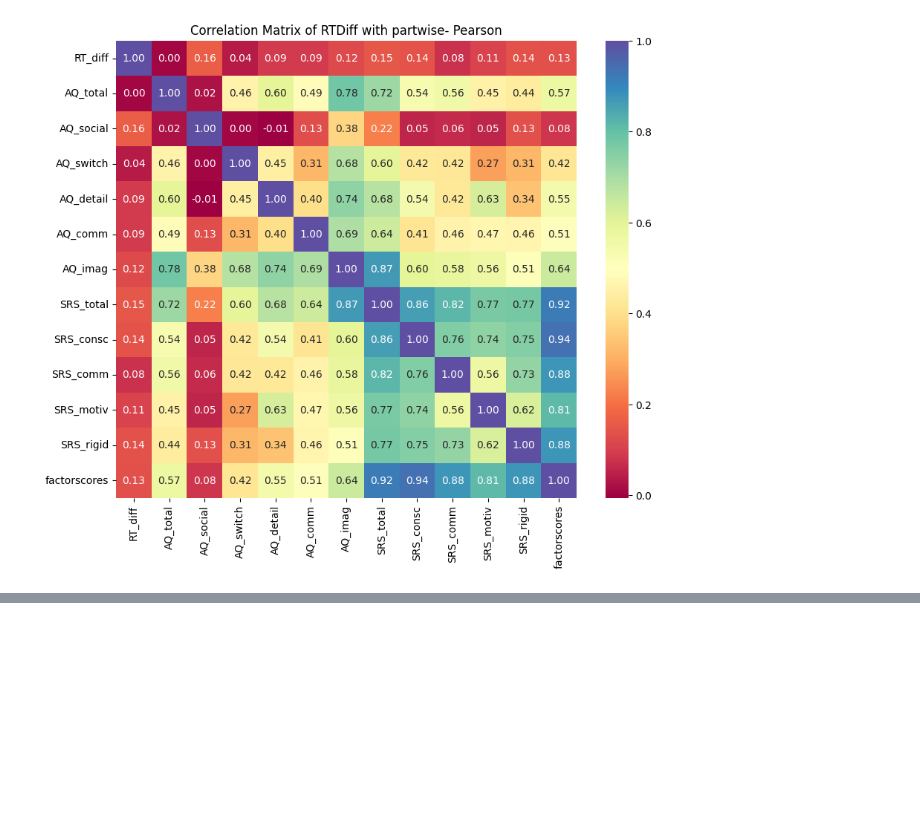
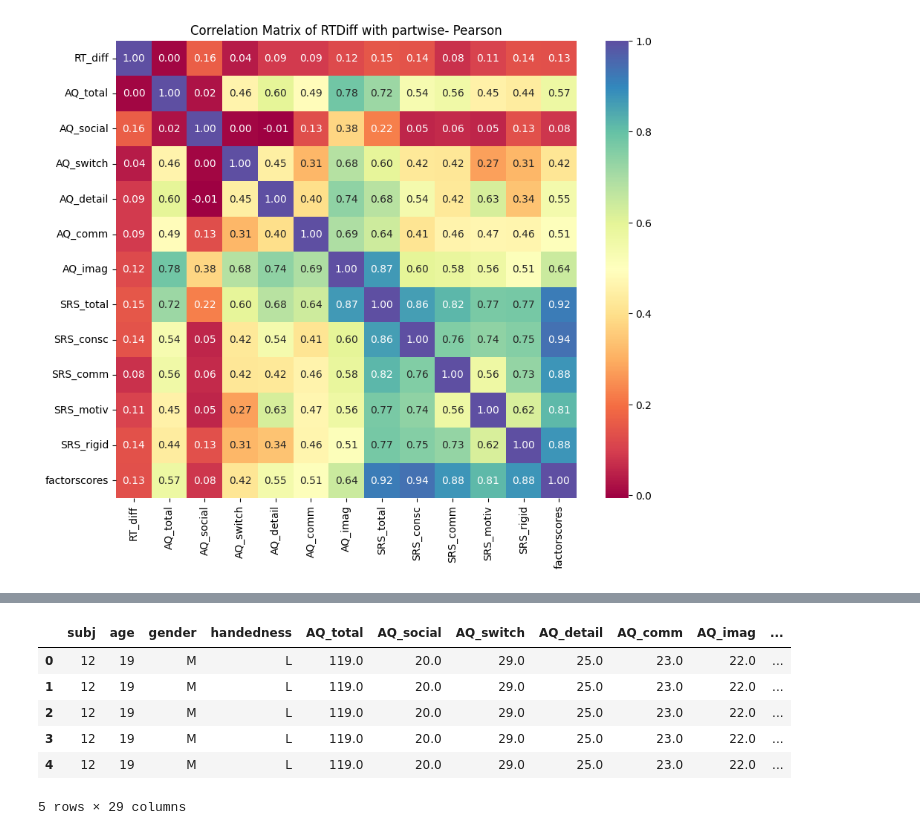
Before and after one commit to maynaS/Predictability-and-Autistic-Traits, a Jupyter notebook: Task3.ipynb, the cells around one changed output, grey strips where cells are left out. Saved outputs shown, nothing was run; the diff lists cells and outputs as text; code cells hidden in the pictures; blank space fills up the shorter version.

```diff
--- a/Task3.ipynb
+++ b/Task3.ipynb
@@ -725,0 +769,11 @@ plt.show()
+# %%
+merged_data_left = left_handed.merge(gambling_task_data, left_on='subj', right_on='ppnr')
+merged_data_left.head()
+# %% [output]
+|  | subj | age | gender | handedness | AQ_total | AQ_social | AQ_switch | AQ_detail | AQ_comm | AQ_imag | ... |
+| 0 | 12 | 19 | M | L | 119.0 | 20.0 | 29.0 | 25.0 | 23.0 | 22.0 | ... |
+| 1 | 12 | 19 | M | L | 119.0 | 20.0 | 29.0 | 25.0 | 23.0 | 22.0 | ... |
+| 2 | 12 | 19 | M | L | 119.0 | 20.0 | 29.0 | 25.0 | 23.0 | 22.0 | ... |
+| 3 | 12 | 19 | M | L | 119.0 | 20.0 | 29.0 | 25.0 | 23.0 | 22.0 | ... |
+| 4 | 12 | 19 | M | L | 119.0 | 20.0 | 29.0 | 25.0 | 23.0 | 22.0 | ... |
+5 rows × 29 columns
```
Also changed, not shown: parts of 14 cells of this notebook.
